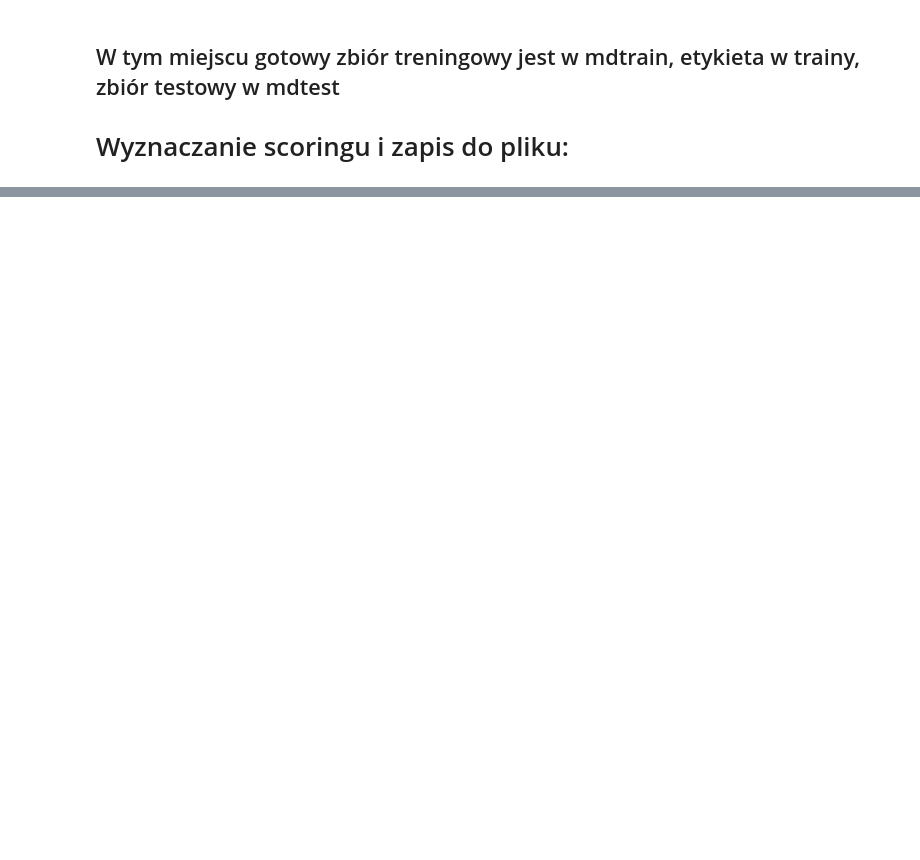
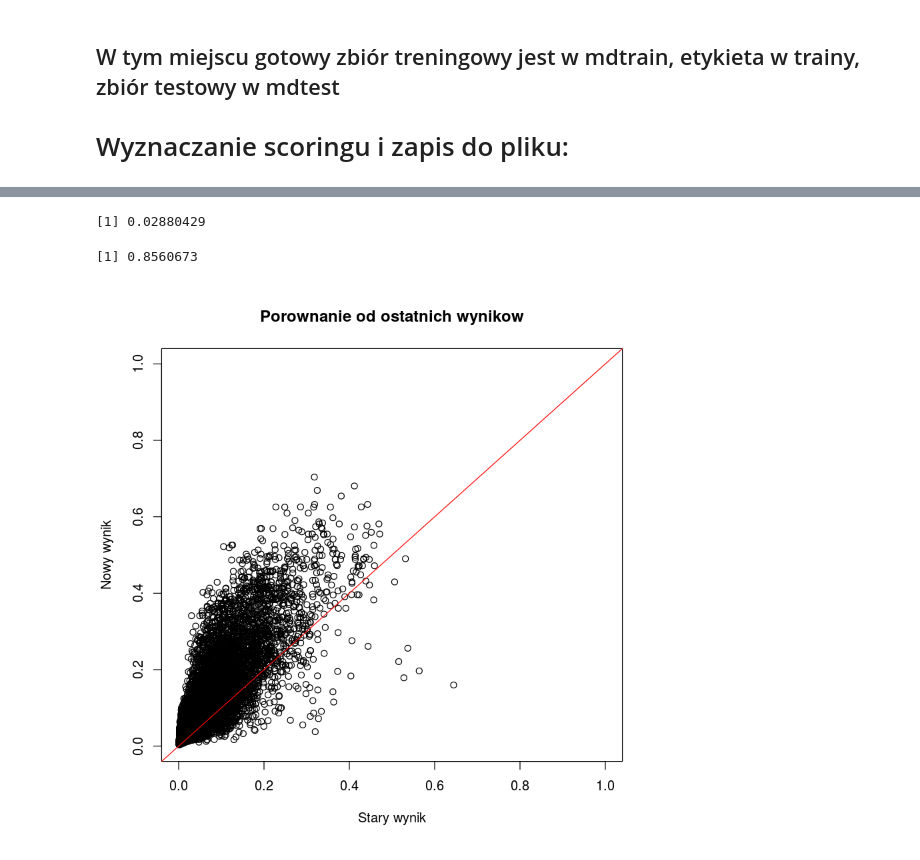
Before and after one commit to Noctiphobia/ABH-Classification, a Jupyter notebook: preproc-xgboost-preds.ipynb, the cells around one changed output, grey strips where cells are left out. Cells and saved outputs as stored; diff of their text form; code cells hidden in the pictures; blank space fills up the shorter version.

```diff
--- a/preproc-xgboost-preds.ipynb
+++ b/preproc-xgboost-preds.ipynb
@@ -1955,2 +2212,19 @@ pred_test = predict(xg,xgtest,type="response")
 # %%
 write.table(pred_test,"ABH-pred2.csv",col.names=F,row.names=F)
+# %%
+pred_previous = read.table("ABH-pred1.csv",header=F)
+# %%
+pred_previous = pred_previous$V1
+# %%
+mean(pred_previous)
+# %% [output]
+[1] 0.02880429
+# %%
+cor(pred_previous,pred_test)
+# %% [output]
+[1] 0.8560673
+# %%
+plot(pred_previous,pred_test,main="Porownanie od ostatnich wynikow",xlim=c(0,1),ylim=c(0,1),ylab="Nowy wynik",xlab="Stary wynik")
+abline(0,1,col="red")
+# %% [output]
+[figure, added]
```
Also changed, not shown: parts of 62 cells of this notebook.
